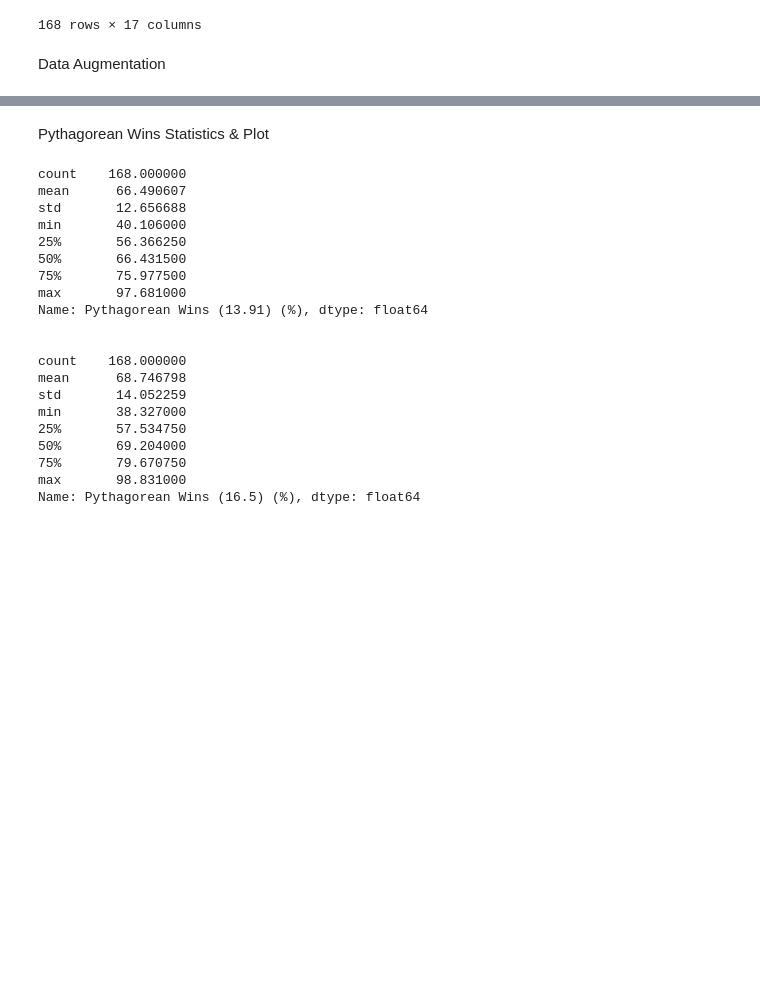
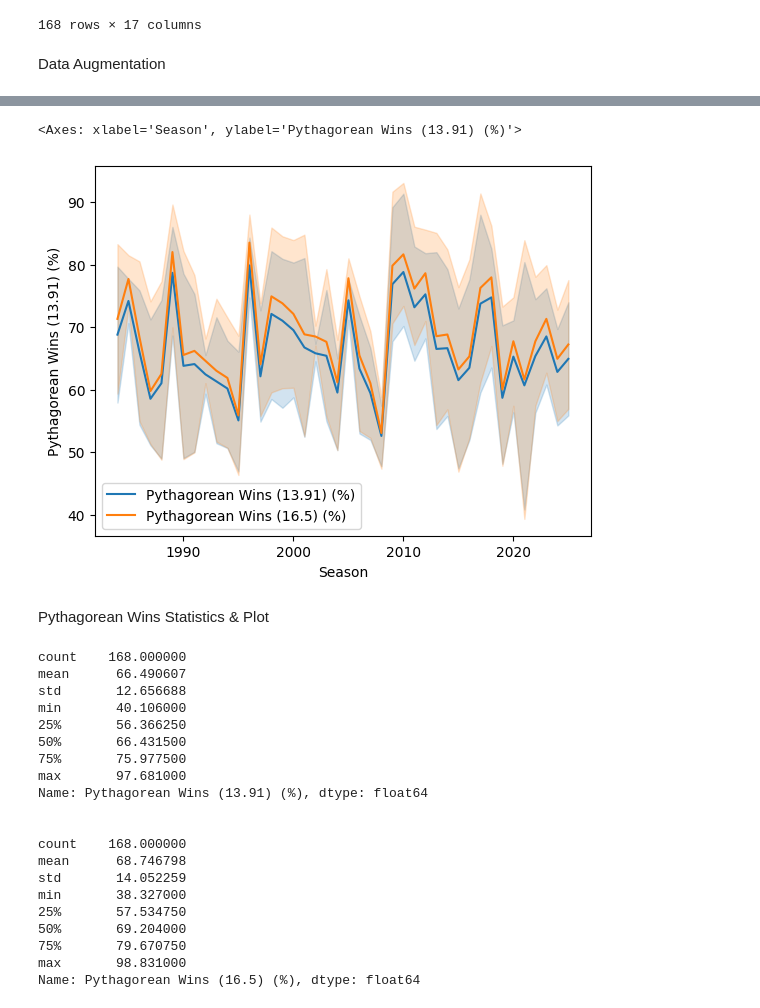
Before and after one commit to GalahadJr-1214/2026-Statistics-Final-Project, a Jupyter notebook: Final Project/desriptive_analysis.ipynb, the cells around one changed output, grey strips where cells are left out. Saved outputs shown, nothing was run; the diff lists cells and outputs as text; code cells hidden in the pictures; blank space fills up the shorter version.

```diff
--- a/Final Project/desriptive_analysis.ipynb
+++ b/Final Project/desriptive_analysis.ipynb
@@ -81,3 +100,9 @@ data.to_csv('nba_second_round_history_modified.csv', index=False)
+# %%
+sns.lineplot(data=data, x='Season', y='Pythagorean Wins (13.91) (%)', label='Pythagorean Wins (13.91) (%)')
+sns.lineplot(data=data, x='Season', y='Pythagorean Wins (16.5) (%)', label='Pythagorean Wins (16.5) (%)')
+# %% [output]
+<Axes: xlabel='Season', ylabel='Pythagorean Wins (13.91) (%)'>
+[figure, added]
 # %% [markdown]
 Pythagorean Wins Statistics & Plot
 # %%
```
Also changed, not shown: parts of 5 cells of this notebook, 1 other file.
